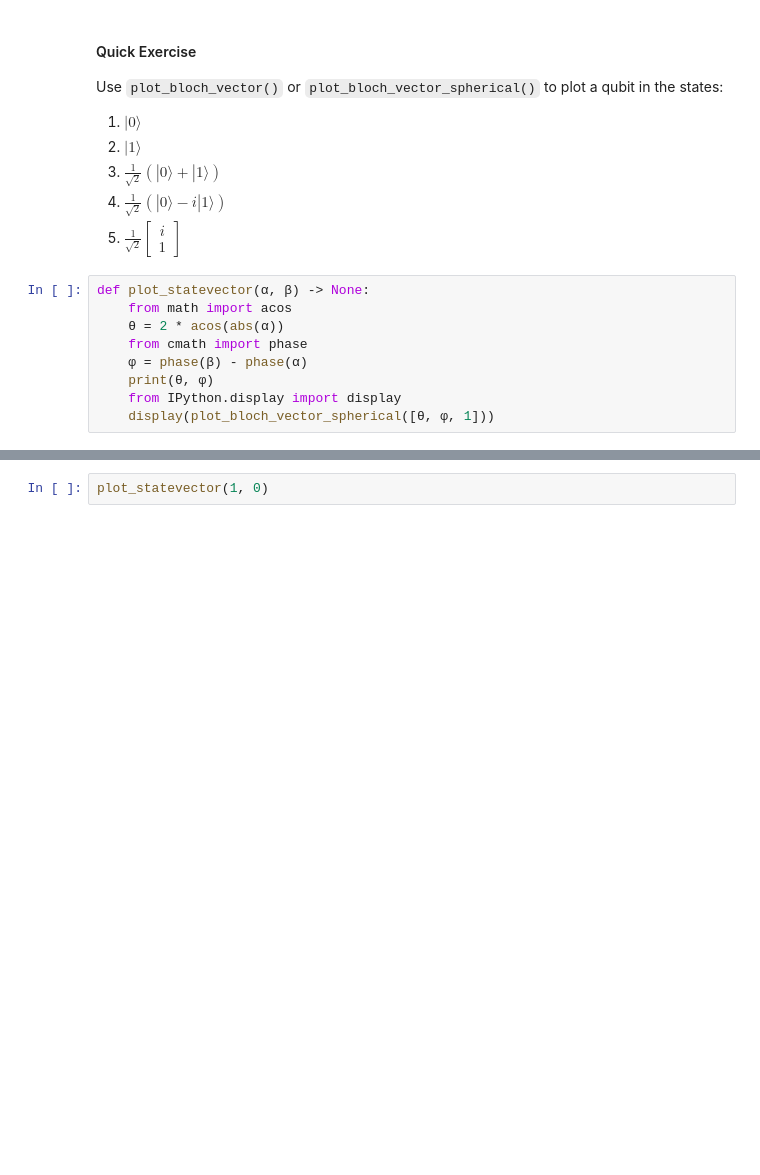
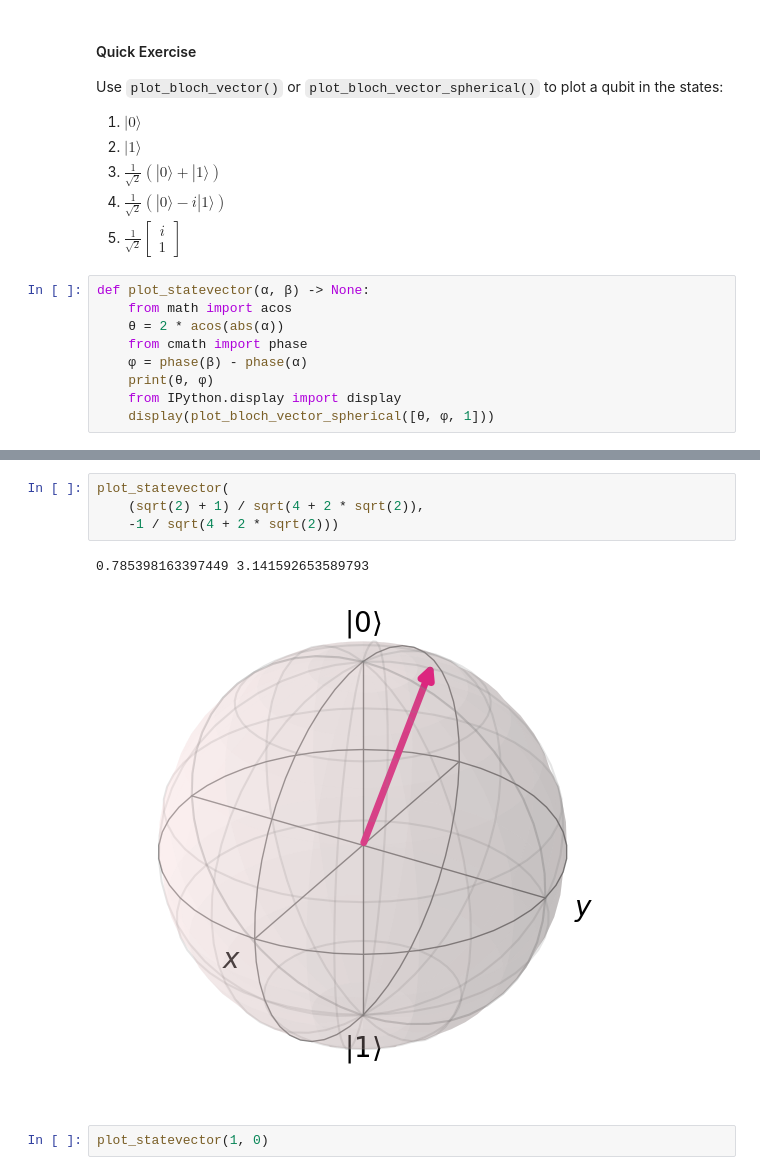
Before and after one commit to yuttai/qiskit-textbook, a Jupyter notebook: content/ch-states/representing-qubit-states.ipynb, the cells around one changed output, grey strips where cells are left out. Cells and saved outputs as stored; diff of their text form; blank space fills up the shorter version.

```diff
--- a/content/ch-states/representing-qubit-states.ipynb
+++ b/content/ch-states/representing-qubit-states.ipynb
@@ -506,3 +536,10 @@ def plot_statevector(α, β) -> None:
+# %%
+plot_statevector(
+    (sqrt(2) + 1) / sqrt(4 + 2 * sqrt(2)),
+    -1 / sqrt(4 + 2 * sqrt(2)))
+# %% [output]
+0.785398163397449 3.141592653589793
+[figure, added]
 # %%
 plot_statevector(1, 0)
 # %% [output]
```
Also changed, not shown: parts of 5 cells of this notebook.
